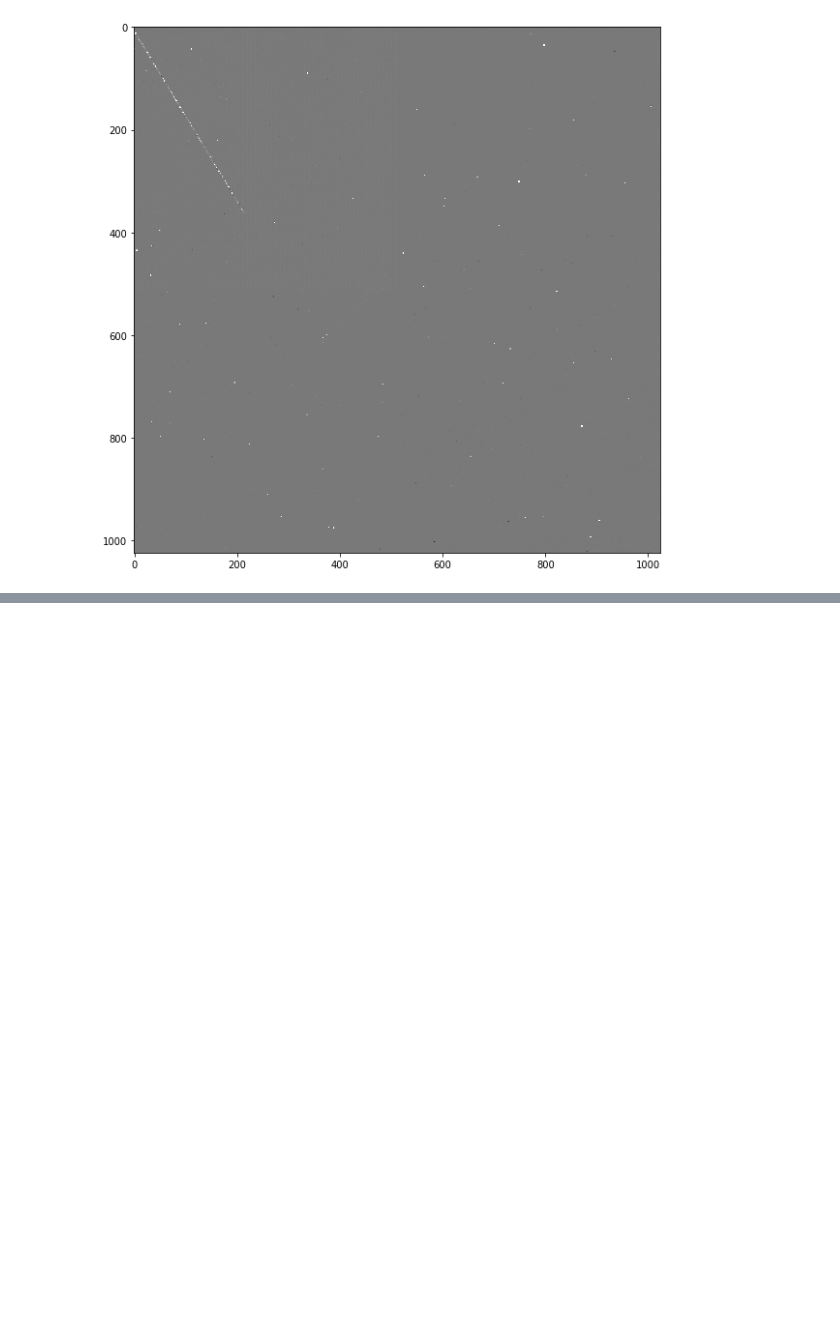
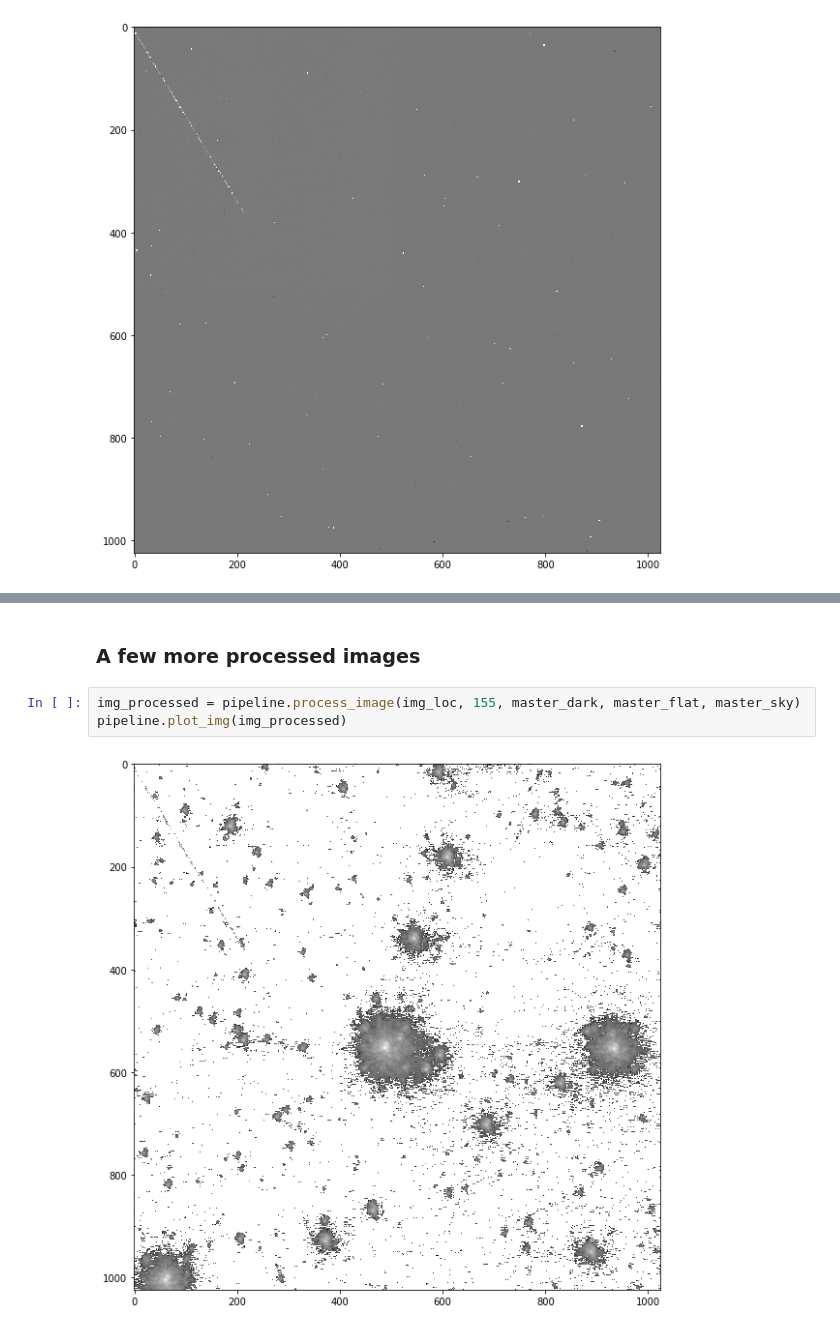
Before and after one commit to tiffchien/Astro203_lab1, a Jupyter notebook: test.ipynb, the cells around one changed output, grey strips where cells are left out. Saved outputs shown, nothing was run; the diff lists cells and outputs as text; blank space fills up the shorter version.

```diff
--- a/test.ipynb
+++ b/test.ipynb
@@ -110,0 +75,7 @@ np.min(master_flat), np.min(master_flat_with_dark)
+# %% [markdown]
+### A few more processed images
+# %%
+img_processed = pipeline.process_image(img_loc, 155, master_dark, master_flat, master_sky)
+pipeline.plot_img(img_processed)
+# %% [output]
+[figure, added]
```
Also changed, not shown: parts of 40 cells of this notebook, 1 other file.
